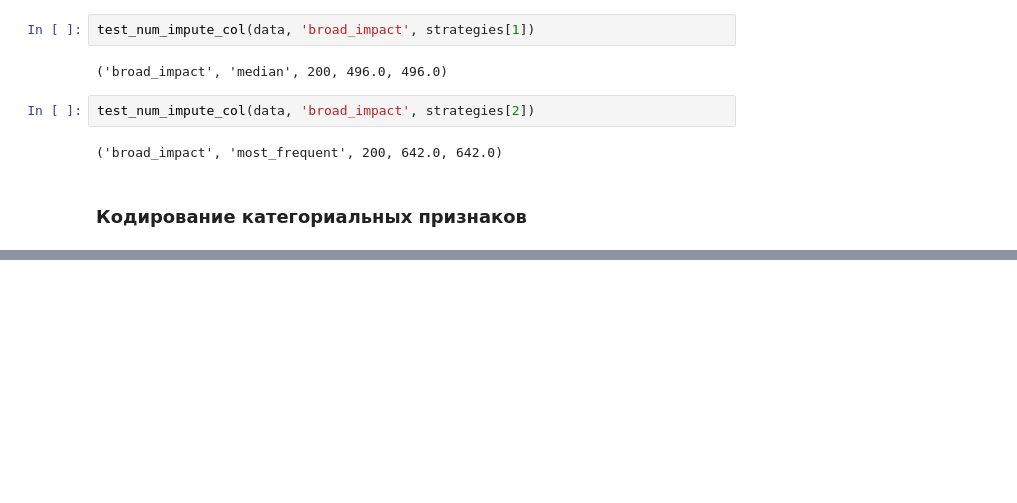
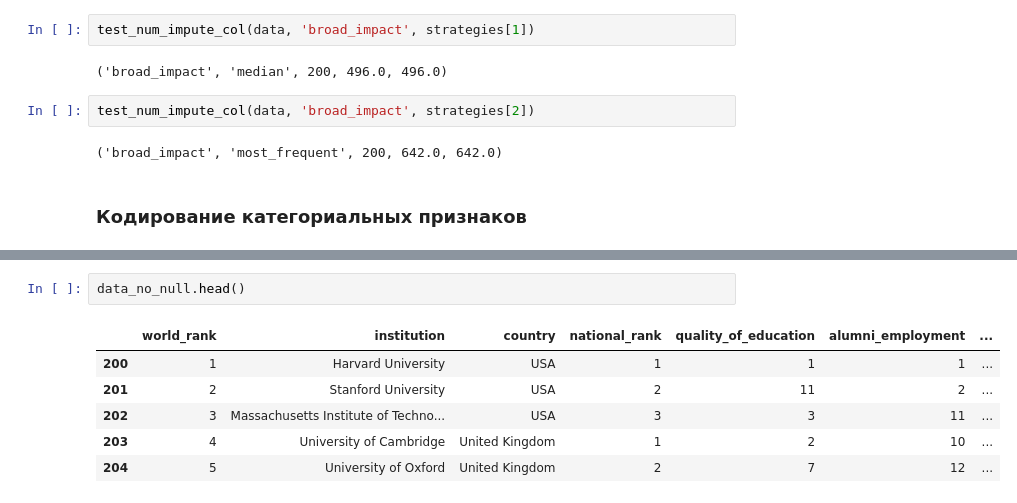
Before and after one commit to mrRoze/TMO-worked, a Jupyter notebook: TMO/Lab 2.ipynb, the cells around one changed output, grey strips where cells are left out. Cells and saved outputs as stored; diff of their text form; blank space fills up the shorter version.

```diff
--- a/TMO/Lab 2.ipynb
+++ b/TMO/Lab 2.ipynb
@@ -309,0 +377,9 @@ test_num_impute_col(data, 'broad_impact', strategies[2])
+# %%
+data_no_null.head()
+# %% [output]
+|  | world_rank | institution | country | national_rank | quality_of_education | alumni_employment | ... |
+| 200 | 1 | Harvard University | USA | 1 | 1 | 1 | ... |
+| 201 | 2 | Stanford University | USA | 2 | 11 | 2 | ... |
+| 202 | 3 | Massachusetts Institute of Techno... | USA | 3 | 3 | 11 | ... |
+| 203 | 4 | University of Cambridge | United Kingdom | 1 | 2 | 10 | ... |
+| 204 | 5 | University of Oxford | United Kingdom | 2 | 7 | 12 | ... |
```
Also changed, not shown: parts of 20 cells of this notebook.
